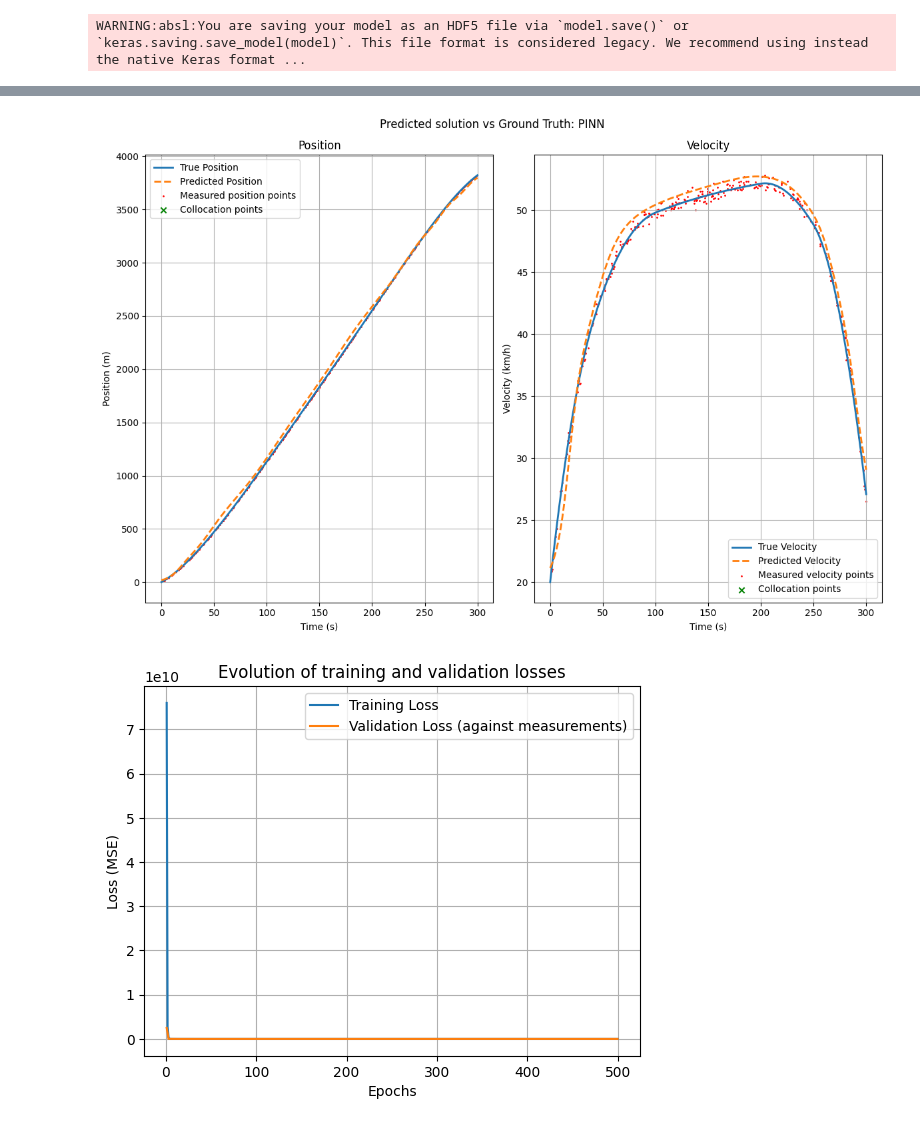
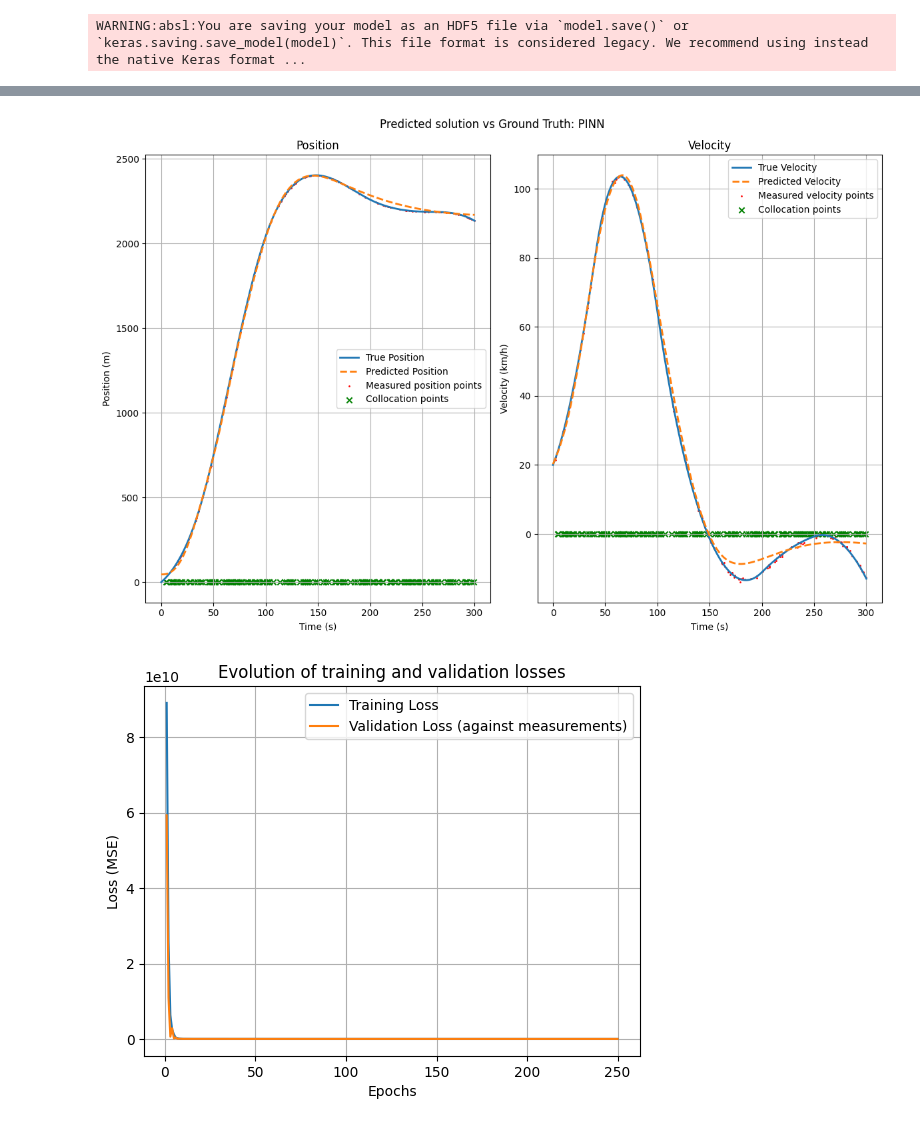
Before and after one commit to ZeArteaga/PINN-control-platooning, a Jupyter notebook: PINN.ipynb, the cells around one changed output, grey strips where cells are left out. Cells and saved outputs as stored; diff of their text form; code cells hidden in the pictures.

```diff
--- a/PINN.ipynb
+++ b/PINN.ipynb
@@ -84,8 +84,9 @@ t_end = 300
 dt = 0.1
 t = np.arange(0, t_end+dt, dt)
 
+#DEFINE U
 t_samp = np.array([0, 40, 100, 200, 250, t_end]) #time check points
-u_samp = np.array([0.5, 0.4, 0.35, 0.35, 0.3, 0.1]) * m # traction force (input from engine)
+u_samp = np.array([0.5, 1, -0.2, 0.35, 0.3, 0.1]) * m # traction force (input from engine)
 u = interp1d(t_samp, u_samp, kind='linear') #quadratic interpolation -> no drivetrain limitation for now
 
 #generate data:
@@ -180,7 +181,7 @@ def loss_plot(history, n_epochs):
 # Prepping data
 # %%
 # prepping the data
-train_ratio = .1
+train_ratio = .05
 X_train, X_test, t_train, t_test = train_test_split(X_noise, t, train_size=train_ratio, random_state=31)
 #print(X_train.shape) #only 10% of measurements (sparse dataset)
 
@@ -268,7 +270,7 @@ loss_plot(history_punn_fwd.history, epochs)
 #### Combined Loss
 # %%
 collocation_size = len(t_train) #same number as training for now
-t_c = np.random.uniform(low=0, high=t_end, size=collocation_size)#collocation points -> uniform sampling for now
+t_c = np.linspace(start=0, stop=t_end, num=collocation_size)#collocation points -> uniform sampling for now
 t_c_norm = t_c/t_end
 
 class CombinedLoss(Loss):
@@ -330,8 +334,8 @@ act = "tanh"
 epochs = 250
 metrics = []
 opt = Adam(learning_rate=0.001, weight_decay=0.01)
-alpha_d = 0.5
-alpha_p = 0.5
+alpha_d = 0.2
+alpha_p = 1-alpha_d
 #------
 
 #PINN
@@ -373,10 +377,11 @@ pinn_model.save("pinn_model_forward.h5")
 # %% [output]
 WARNING:absl:You are saving your model as an HDF5 file via `model.save()` or `keras.saving.save_model(model)`. This file format is considered legacy. We recommend using instead the native Keras format ...
 # %%
+#pinn_model = load_model("pinn_model_forward.h5", compile=False) #load model just for prediction
 #predictions for full t range
 predictions_norm = punn_model.predict(t_norm)   #predictions shape will be (3000, 2)
 predictions = predictions_norm * std_X_train + mean_X_train
 
-comparison_plot(t, X_true, X_mask, predictions, "Predicted solution vs Ground Truth: PINN")
+comparison_plot(t, X_true, X_mask, predictions, collocation_pts=t_c, suptitle="Predicted solution vs Ground Truth: PINN")
 loss_plot(history_pinn_fwd.history, epochs)
 # %% [output]
@@ -384,2 +389,2 @@ loss_plot(history_pinn_fwd.history, epochs)
-[figure, old version]
+[figure, new version]
-[figure, old version]
+[figure, new version]
```
Also changed, not shown: parts of 7 cells of this notebook, 1 other file.
